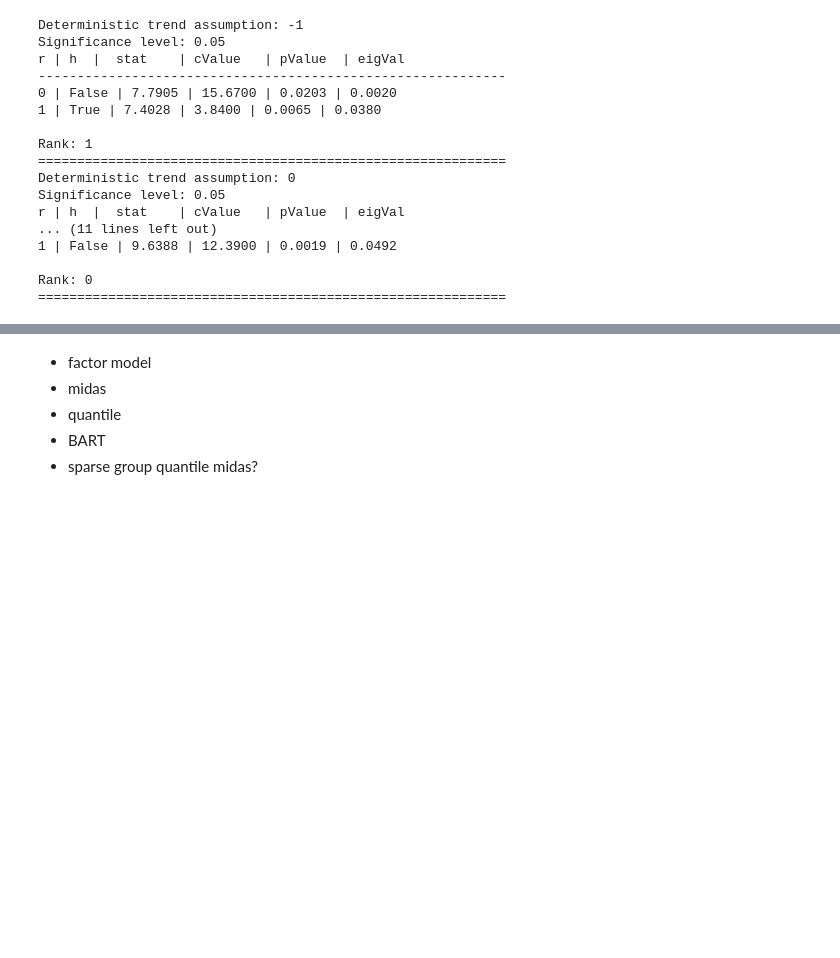
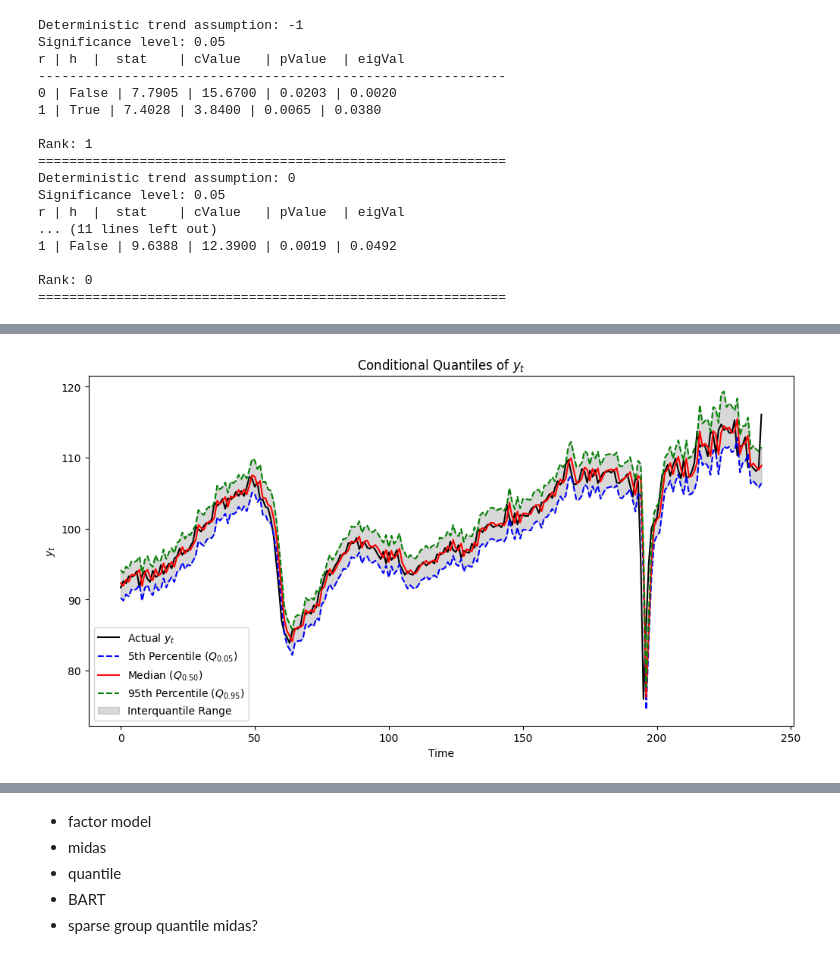
Before and after one commit to lorenzrossi/GaR, a Jupyter notebook: src/EDA_and_ARIMA.ipynb, the cells around one changed output, grey strips where cells are left out. Saved outputs shown, nothing was run; the diff lists cells and outputs as text; code cells hidden in the pictures; blank space fills up the shorter version.

```diff
--- a/src/EDA_and_ARIMA.ipynb
+++ b/src/EDA_and_ARIMA.ipynb
@@ -476,0 +579,15 @@ Rank: 0
+# %%
+# Plot actual values and predicted quantiles
+plt.figure(figsize=(12, 6))
+plt.plot(df.index, df['IP'], label='Actual $y_t$', color='black')
+plt.plot(df.index, df['q_05'], label='5th Percentile ($Q_{0.05}$)', linestyle='--', color='blue')
+plt.plot(df.index, df['q_50'], label='Median ($Q_{0.50}$)', linestyle='-', color='red')
+plt.plot(df.index, df['q_95'], label='95th Percentile ($Q_{0.95}$)', linestyle='--', color='green')
+plt.fill_between(df.index, df['q_05'], df['q_95'], color='gray', alpha=0.3, label='Interquantile Range')
+plt.title('Conditional Quantiles of $y_t$')
+plt.xlabel('Time')
+plt.ylabel('$y_t$')
+plt.legend()
+plt.show()
+# %% [output]
+[figure, added]
```
Also changed, not shown: parts of 21 cells of this notebook, 3 other files.
